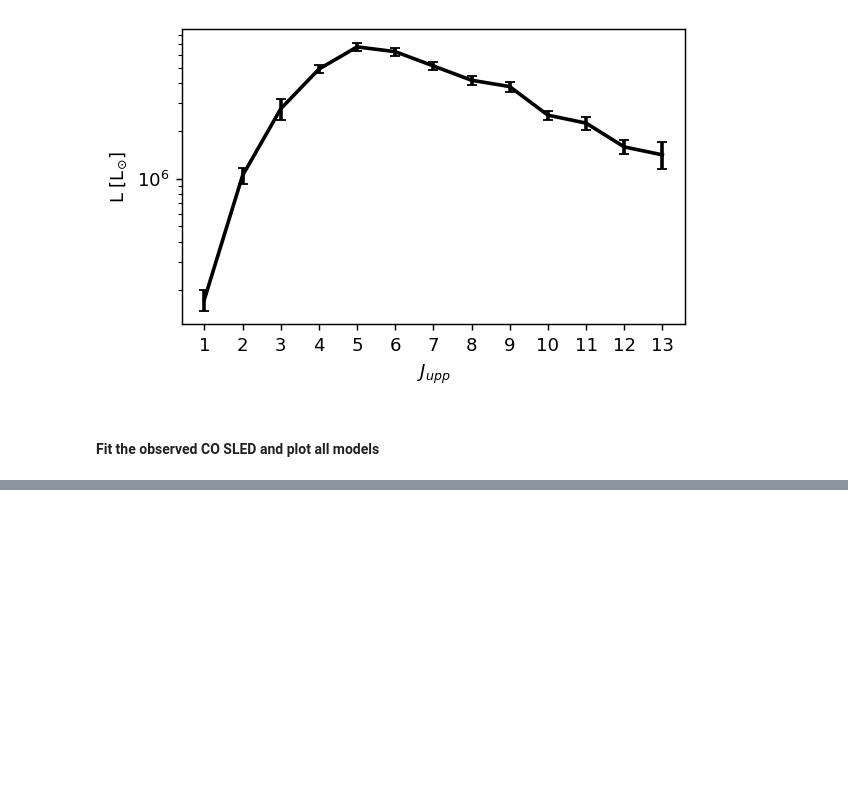
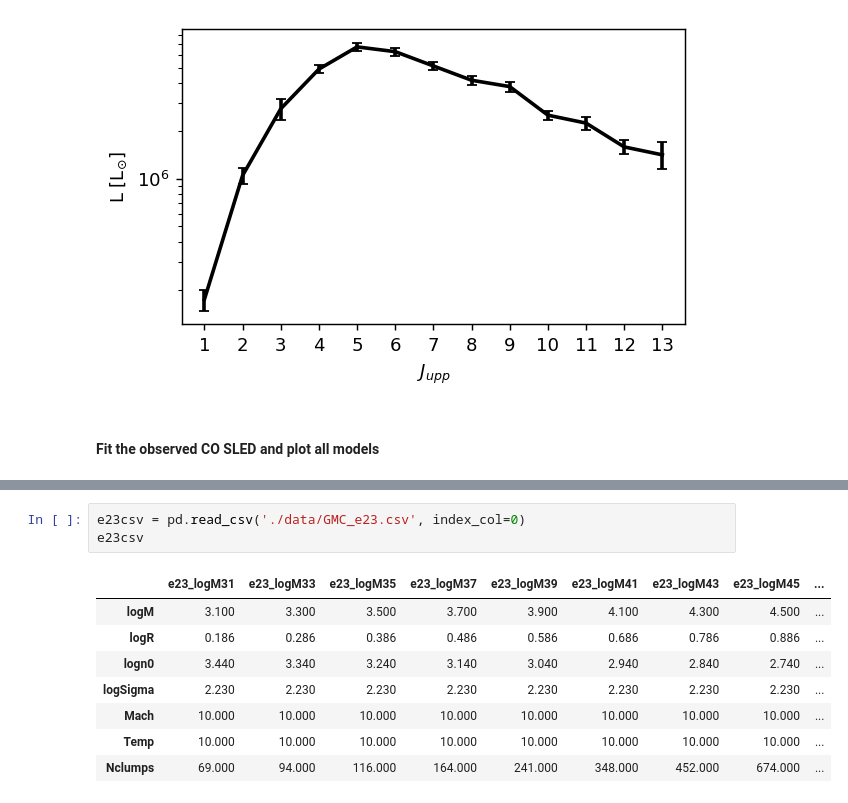
Before and after one commit to federicoesposito/galaxySLED, a Jupyter notebook: gmc_notebook.ipynb, the cells around one changed output, grey strips where cells are left out. Cells and saved outputs as stored; diff of their text form; blank space fills up the shorter version.

```diff
--- a/gmc_notebook.ipynb
+++ b/gmc_notebook.ipynb
@@ -135,0 +223,12 @@ ax.set_ylabel('L [L$_{\odot}$]');
+# %%
+e23csv = pd.read_csv('./data/GMC_e23.csv', index_col=0)
+e23csv
+# %% [output]
+|  | e23_logM31 | e23_logM33 | e23_logM35 | e23_logM37 | e23_logM39 | e23_logM41 | e23_logM43 | e23_logM45 | ... |
+| logM | 3.100 | 3.300 | 3.500 | 3.700 | 3.900 | 4.100 | 4.300 | 4.500 | ... |
+| logR | 0.186 | 0.286 | 0.386 | 0.486 | 0.586 | 0.686 | 0.786 | 0.886 | ... |
+| logn0 | 3.440 | 3.340 | 3.240 | 3.140 | 3.040 | 2.940 | 2.840 | 2.740 | ... |
+| logSigma | 2.230 | 2.230 | 2.230 | 2.230 | 2.230 | 2.230 | 2.230 | 2.230 | ... |
+| Mach | 10.000 | 10.000 | 10.000 | 10.000 | 10.000 | 10.000 | 10.000 | 10.000 | ... |
+| Temp | 10.000 | 10.000 | 10.000 | 10.000 | 10.000 | 10.000 | 10.000 | 10.000 | ... |
+| Nclumps | 69.000 | 94.000 | 116.000 | 164.000 | 241.000 | 348.000 | 452.000 | 674.000 | ... |
```
Also changed, not shown: parts of 29 cells of this notebook.
